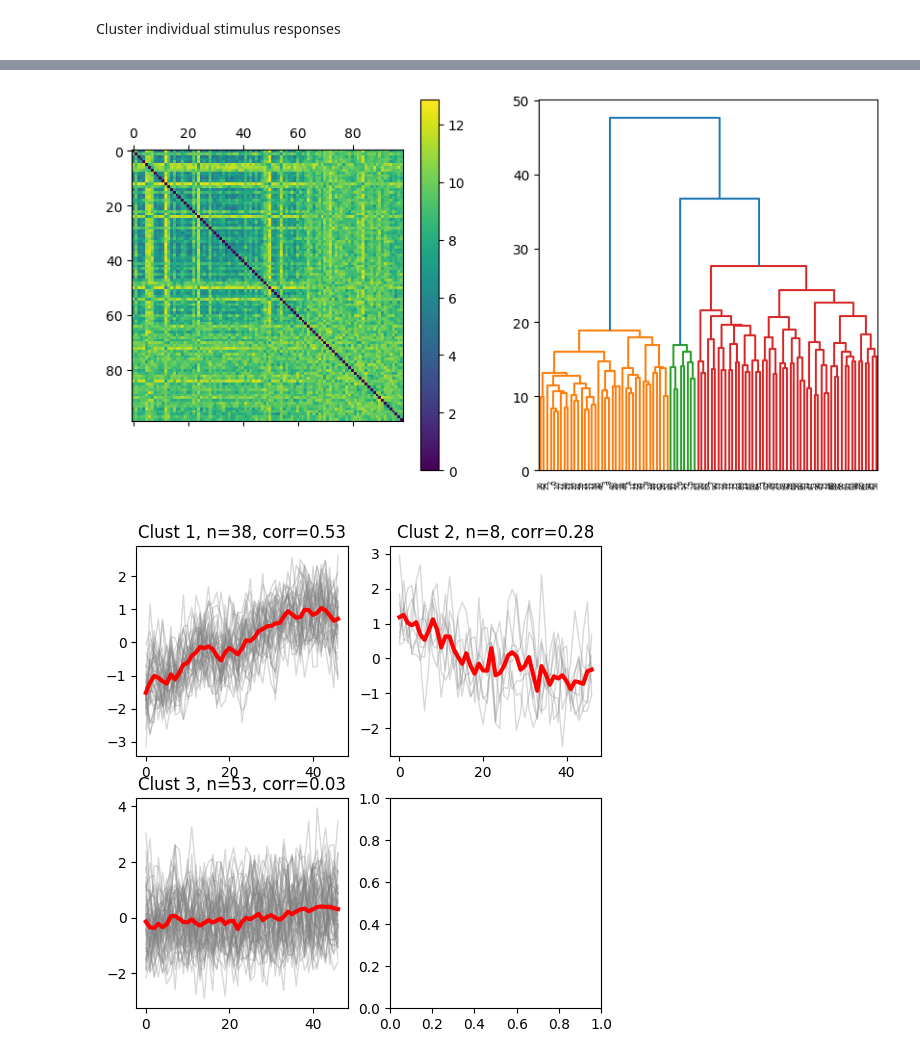
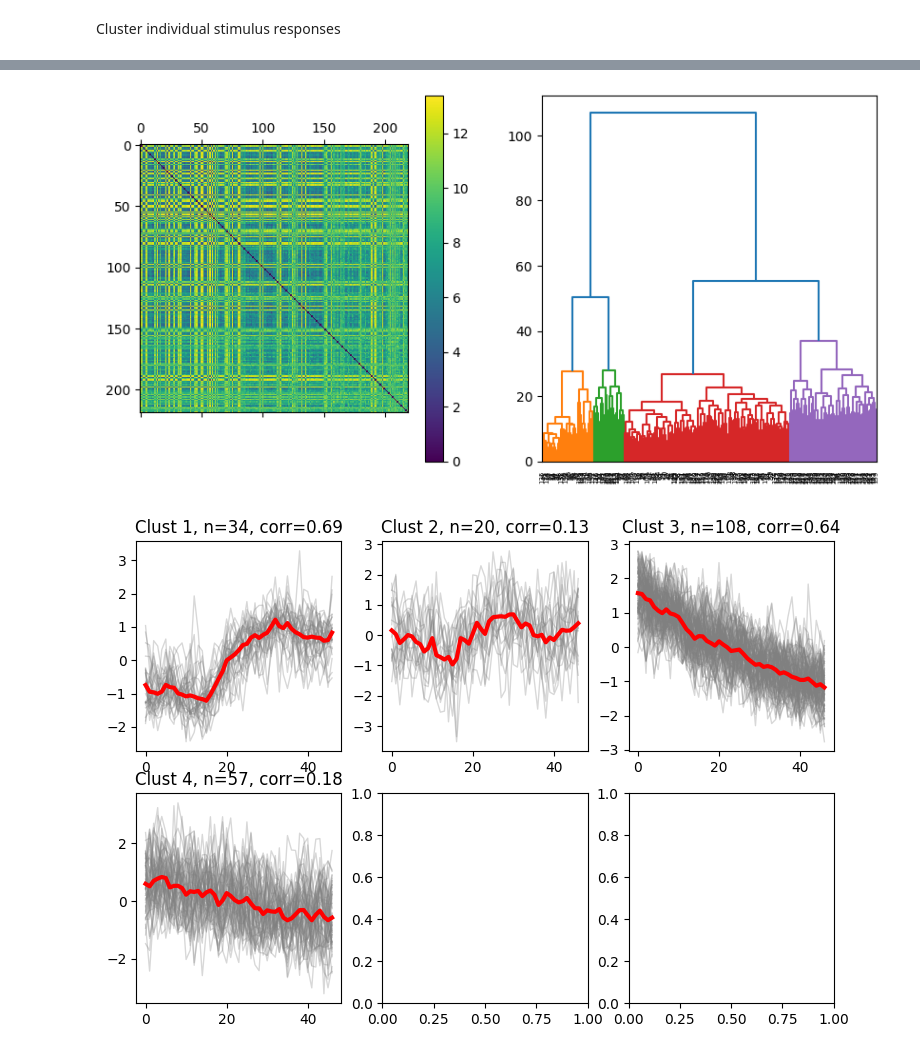
Before and after one commit to simbru/pygor, a Jupyter notebook: ROI_clustering_multiplane.ipynb, the cells around one changed output, grey strips where cells are left out. Drawn from its saved outputs; the diff is of its cells as text; code cells hidden in the pictures.

Commit message:
redid pooling so everything is a big dataframe now. also adjusted clustering script accordingly

```diff
--- a/ROI_clustering_multiplane.ipynb
+++ b/ROI_clustering_multiplane.ipynb
@@ -58,6 +54,9 @@ Access custom classes using 'from pygor.load import ClassName'
 # %%
-filename = '2024-10-4_x241004_2_53_cOTs.h5'
-depth = 280
+filename = '2024-10-14_x241014_53_cOTs.h5'
+depth = 350
+ETL_surface = 1500
+ETL_step=1
+start_plane = 1
 stimtypes = ['stationary stripes','moving stripes','stationary stripes','OFF','dots_ON','OFF','ON','dots_OFF','ON', 'ON', 'loom']
 stimtypes_relevant = ['moving stripes', 'dots_ON', 'dots_OFF', 'loom']
 #stimtypes = ['white', 'loom', 'left dot','right dot','down dot','up dot','left edge ON','left edge OFF','right edge ON','right edge OFF','bottom edge edge ON','bottom edge OFF','top edge ON','top edge OFF']
@@ -117,7 +123,7 @@ included_responses = []
 
 append_idx = 1000
 append_idx_post = 1000
-SD_threshold = 1.4
+SD_threshold = 1.2
 roi_x_border = 400
 downsample_factor = 100
 
@@ -166,6 +172,7 @@ for idx, cur_traces in enumerate(stim_responses):
         (prestim_max<resting_mean_upper) &
         (roi_x<roi_x_border)) [0]]
     ax[2, idx%4].plot(cutouts_sorted, color='gray', alpha=0.1)
+    #ax[2, idx%4].set_ylim(-1, 4)
 
     #responses_sorted.append(cutouts_sorted[::100,:].transpose())
     responses_sorted.append(cur_traces[::downsample_factor,:].transpose())
@@ -182,7 +189,7 @@ for idx, cur_traces in enumerate(stim_responses):
 from sklearn.metrics import euclidean_distances
 from scipy.cluster.hierarchy import dendrogram, linkage
 from scipy.cluster.hierarchy import fcluster
-cluster_threshold = 35
+cluster_threshold = 45
 
 cluster_allocations = {}
 cluster_traces = {}
@@ -240,2 +247,2 @@ for idx, cur_clust in enumerate(responses_sorted):
-[figure, old version]
+[figure, new version]
-[figure, old version]
+[figure, new version]
```
Also changed, not shown: parts of 13 cells of this notebook, 1 other file.
